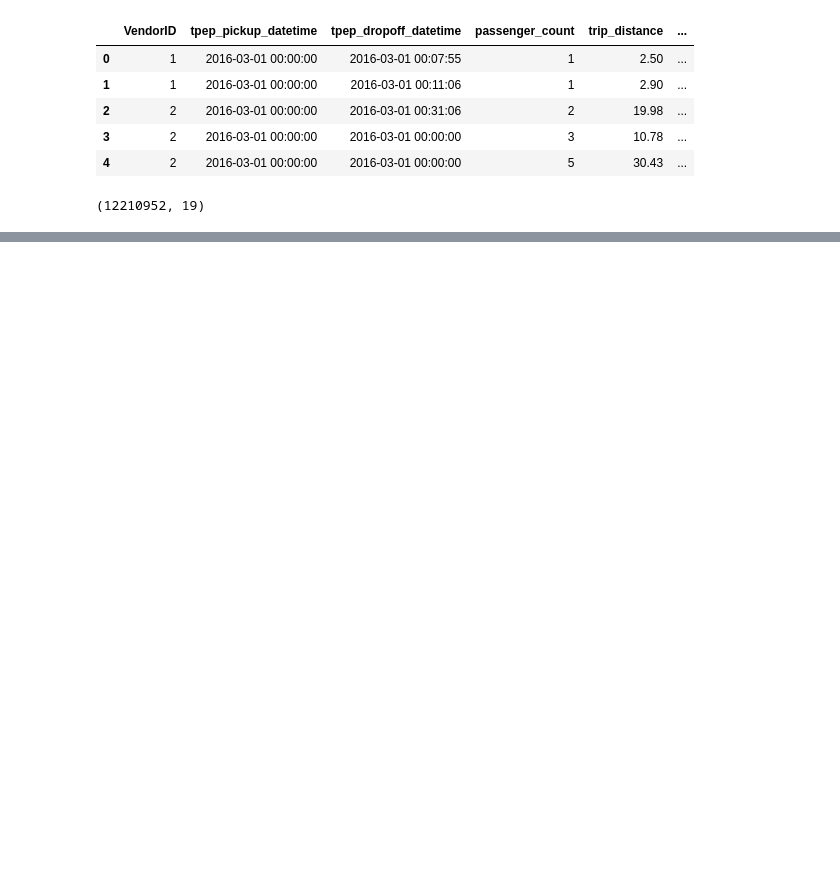
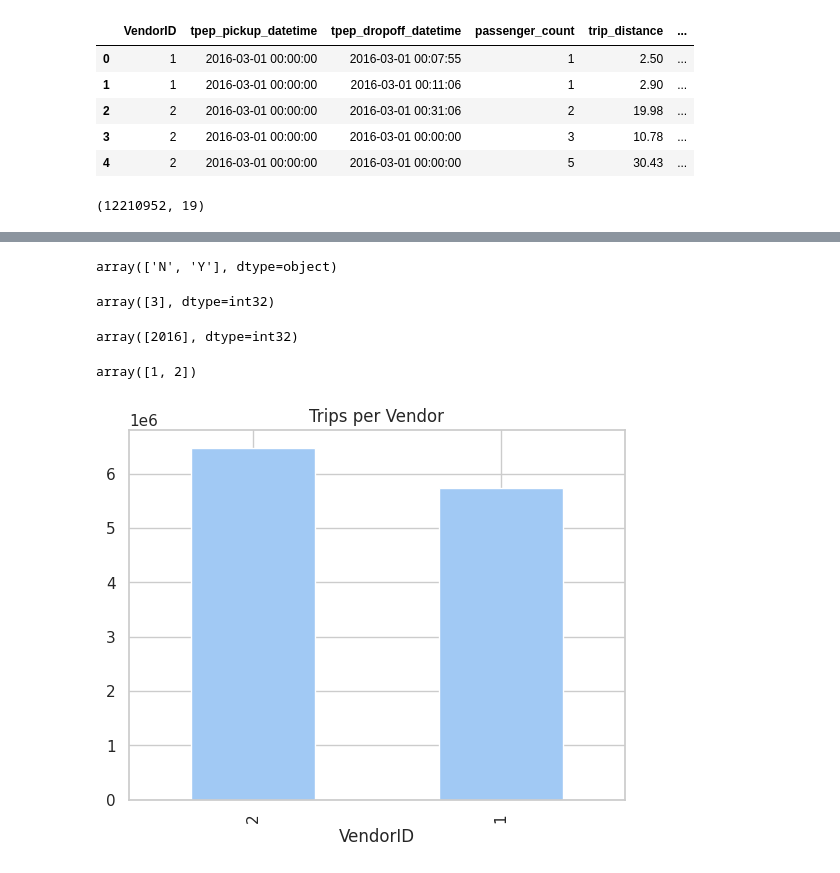
Before and after one commit to ramoliyaYug/EDAs, a Jupyter notebook: NYCYellowTaxi/NYCYellowTaxi.ipynb, the cells around one changed output, grey strips where cells are left out. Drawn from its saved outputs; the diff is of its cells as text; code cells hidden in the pictures; blank space fills up the shorter version.

```diff
--- a/NYCYellowTaxi/NYCYellowTaxi.ipynb
+++ b/NYCYellowTaxi/NYCYellowTaxi.ipynb
@@ -28,0 +94,5 @@ df.shape
+# %%
+df['pickup_hour'] = pd.to_datetime(df['tpep_pickup_datetime']).dt.hour
+df['pickup_day'] = pd.to_datetime(df['tpep_pickup_datetime']).dt.day
+df['pickup_month'] = pd.to_datetime(df['tpep_pickup_datetime']).dt.month
+df['pickup_year'] = pd.to_datetime(df['tpep_pickup_datetime']).dt.year
@@ -28,0 +121,25 @@ df.shape
+# %%
+df['store_and_fwd_flag'].unique()
+# %% [output]
+array(['N', 'Y'], dtype=object)
+# %%
+df['pickup_month'].unique()
+# %% [output]
+array([3], dtype=int32)
+# %%
+df['pickup_year'].unique()
+# %% [output]
+array([2016], dtype=int32)
+# %%
+df['VendorID'].unique()
+# %% [output]
+array([1, 2])
+# %%
+#trips per vendor
+df['VendorID'].value_counts().plot(
+    kind='bar',
+    title='Trips per Vendor'
+)
+plt.show()
+# %% [output]
+[figure, added]
```
Also changed, not shown: parts of 22 cells of this notebook.
